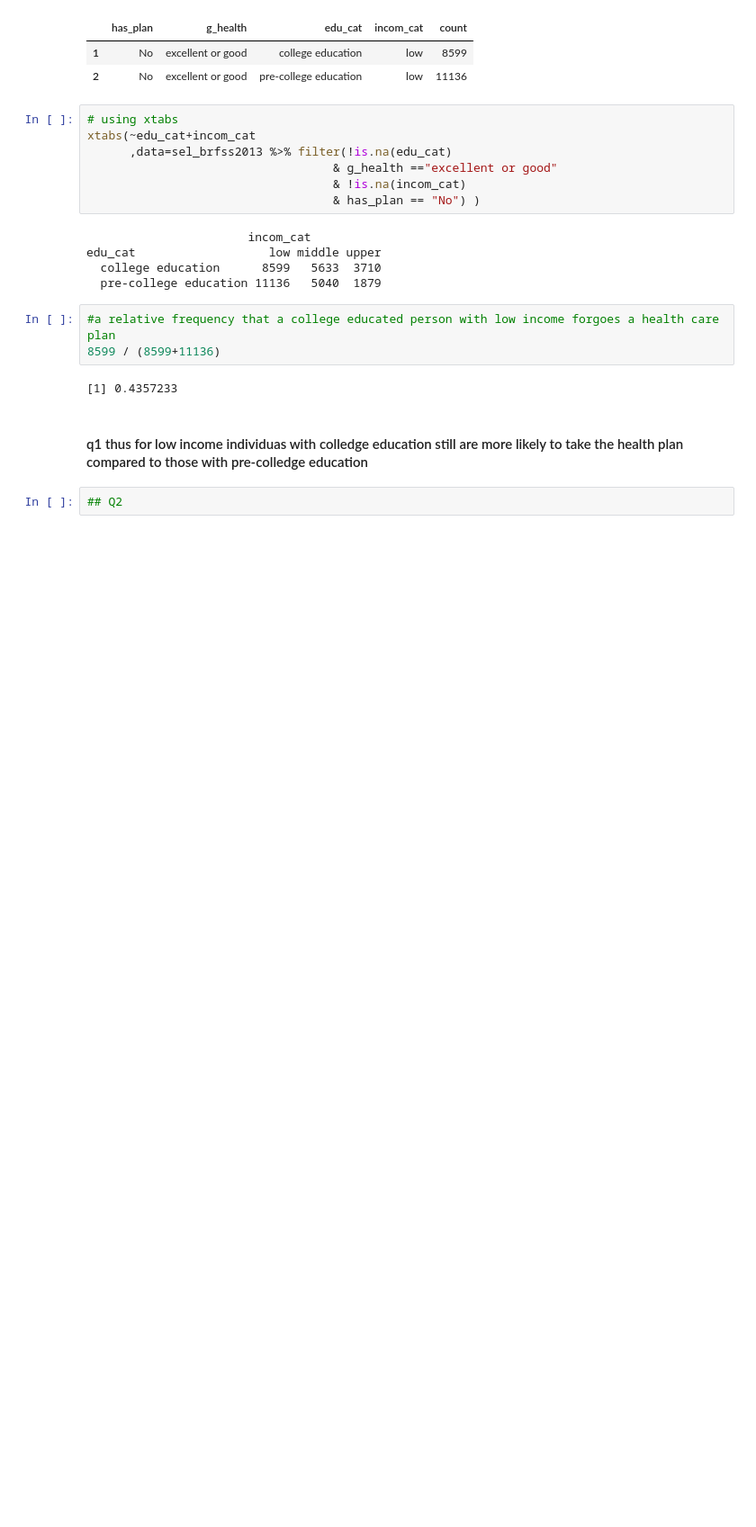
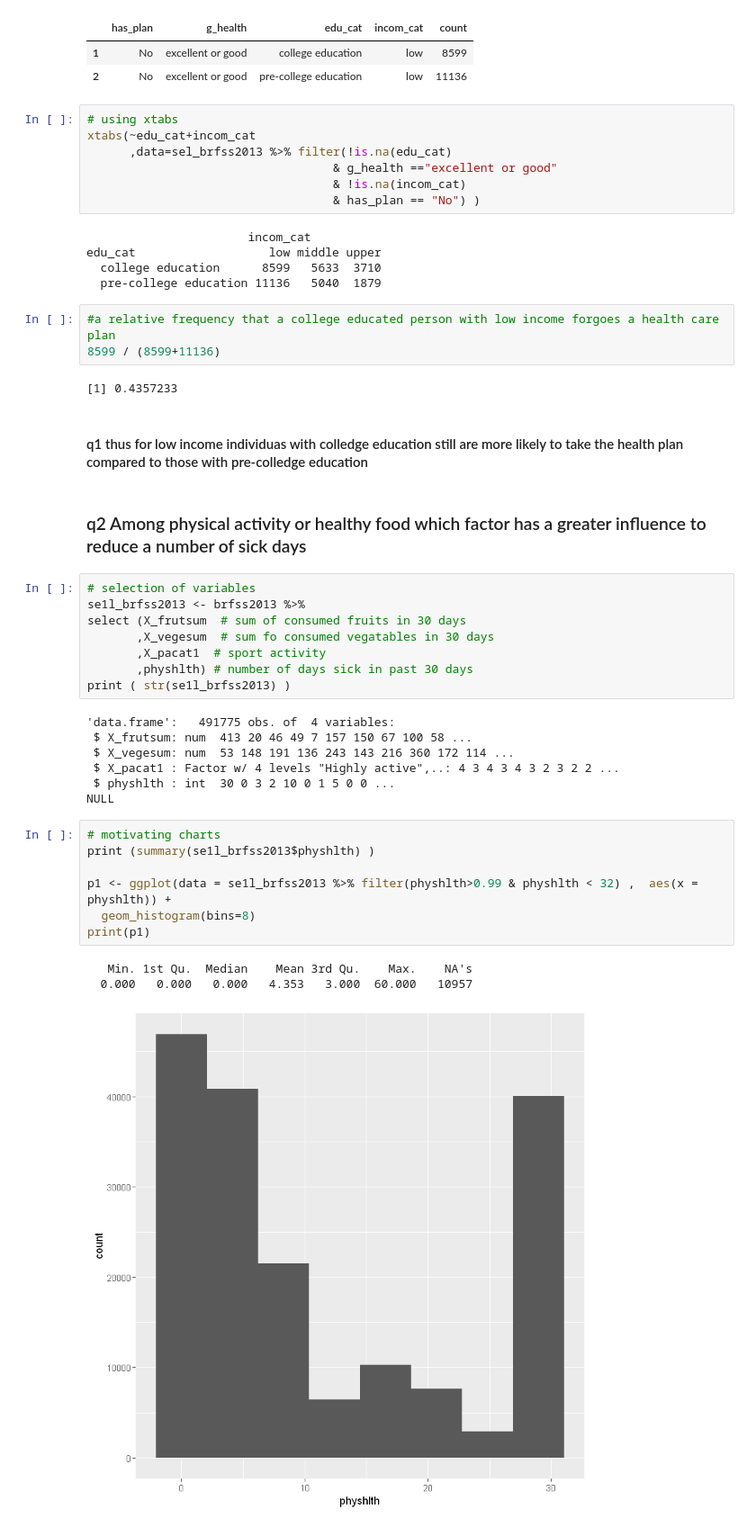
Before and after one commit to slzdevsnp/learn, a Jupyter notebook: dasi/m1_prj/m1_proj_nb.ipynb, the cells around one changed output. Shown at 90% size. Saved outputs shown, nothing was run; the diff lists cells and outputs as text; blank space fills up the shorter version.

```diff
--- a/dasi/m1_prj/m1_proj_nb.ipynb
+++ b/dasi/m1_prj/m1_proj_nb.ipynb
@@ -203,5 +221,31 @@ edu_cat                   low middle upper
 [1] 0.4357233
 # %% [markdown]
 #### q1 thus for low income individuas with colledge education still are more likely to take the health plan compared to those  with pre-colledge education
-# %%
-## Q2
+# %% [markdown]
+### q2 Among  physical activity or  healthy food which factor has a greater influence to reduce a number of sick days
+# %%
+# selection of variables
+se1l_brfss2013 <- brfss2013 %>%
+select (X_frutsum  # sum of consumed fruits in 30 days
+	   ,X_vegesum  # sum fo consumed vegatables in 30 days
+	   ,X_pacat1  # sport activity
+	   ,physhlth) # number of days sick in past 30 days
+print ( str(se1l_brfss2013) )
+# %% [output]
+'data.frame':   491775 obs. of  4 variables:
+ $ X_frutsum: num  413 20 46 49 7 157 150 67 100 58 ...
+ $ X_vegesum: num  53 148 191 136 243 143 216 360 172 114 ...
+ $ X_pacat1 : Factor w/ 4 levels "Highly active",..: 4 3 4 3 4 3 2 3 2 2 ...
+ $ physhlth : int  30 0 3 2 10 0 1 5 0 0 ...
+NULL
+# %%
+# motivating charts
+print (summary(se1l_brfss2013$physhlth) )
+
+p1 <- ggplot(data = se1l_brfss2013 %>% filter(physhlth>0.99 & physhlth < 32) ,  aes(x = physhlth)) +
+  geom_histogram(bins=8)
+print(p1)
+# %% [output]
+   Min. 1st Qu.  Median    Mean 3rd Qu.    Max.    NA's
+  0.000   0.000   0.000   4.353   3.000  60.000   10957
+[figure, added]
```
Also changed, not shown: parts of 1 cell of this notebook, 1 other file.
